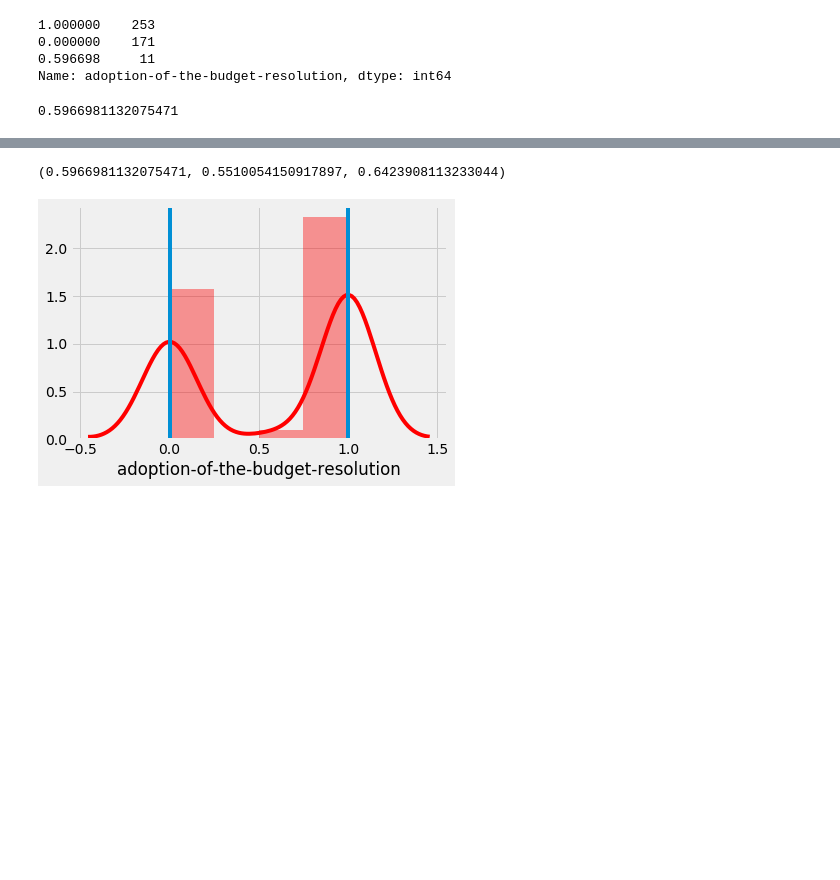
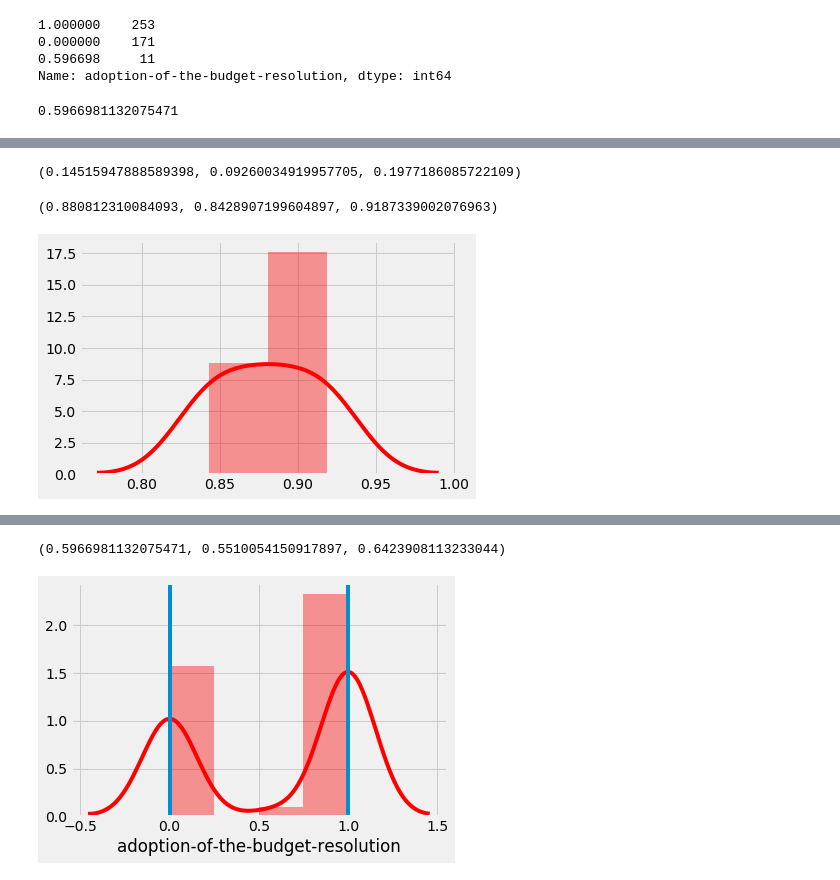
Before and after one commit to Edudeiko/DS-Unit-1-Sprint-3-Statistical-Tests-and-Experiments, a Jupyter notebook: module2-sampling-confidence-intervals-and-hypothesis-testing/Evgenii_Dudeiko_DSPT3_132_Sampling_Confidence_Intervals_and_Hypothesis_Testing_Assignment.ipynb, the cells around one changed output, grey strips where cells are left out. Drawn from its saved outputs; the diff is of its cells as text; code cells hidden in the pictures; blank space fills up the shorter version.

```diff
--- a/module2-sampling-confidence-intervals-and-hypothesis-testing/Evgenii_Dudeiko_DSPT3_132_Sampling_Confidence_Intervals_and_Hypothesis_Testing_Assignment.ipynb
+++ b/module2-sampling-confidence-intervals-and-hypothesis-testing/Evgenii_Dudeiko_DSPT3_132_Sampling_Confidence_Intervals_and_Hypothesis_Testing_Assignment.ipynb
@@ -120,3 +120,6 @@ Name: adoption-of-the-budget-resolution, dtype: int64
 df['adoption-of-the-budget-resolution'].mean()
 # %% [output]
 0.5966981132075471
+# %%
+df_rep = df[df['Class Name'] == 'republican']
+df_dem = df[df['Class Name'] == 'democrat']
@@ -124,10 +142,24 @@ df['adoption-of-the-budget-resolution'].mean()
 # Generate and numerically represent a confidence interval
 # %%
 def confidence_interval(data, confidence=0.95):
-  data = np.array(df['adoption-of-the-budget-resolution'])
-  mean = np.mean(df['adoption-of-the-budget-resolution'])
-  n = len(df['adoption-of-the-budget-resolution'])
-  stderr = stats.sem(df['adoption-of-the-budget-resolution'])
-  t = stats.t.ppf((1 + confidence) / 2.0, n - 1)
+  data = np.array(data)
+  mean = np.mean(data)
+  n = len(data)
+  stderr = stats.sem(data)
+  t = stats.t.ppf((1 + confidence) / 2.0, n-1)
   interval = stderr * t
-  return (mean, mean - interval, mean + interval)
+  return (mean, mean-interval, mean+interval)
+# %%
+confidence_interval(df_rep['adoption-of-the-budget-resolution'])
+# %% [output]
+(0.14515947888589398, 0.09260034919957705, 0.1977186085722109)
+# %%
+confidence_interval(df_dem['adoption-of-the-budget-resolution'])
+# %% [output]
+(0.880812310084093, 0.8428907199604897, 0.9187339002076963)
+# %%
+style.use('fivethirtyeight')
+
+sns.distplot(confidence_interval(df_dem['adoption-of-the-budget-resolution']), color='r');
+# %% [output]
+[figure, added]
```
Also changed, not shown: parts of 10 cells of this notebook.
